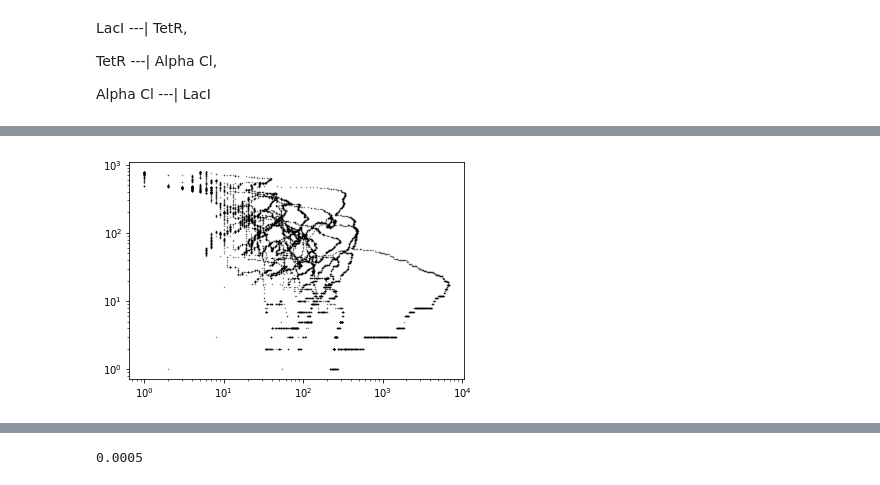
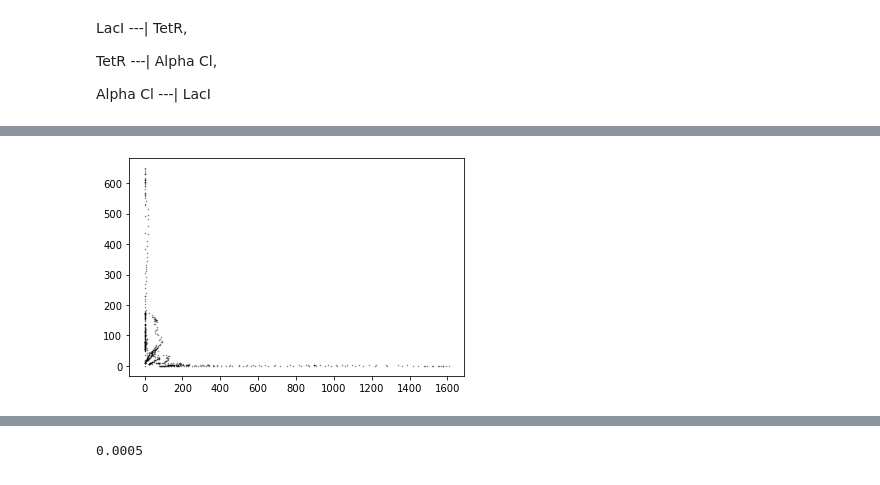
Before and after one commit to SergioPachonDotor/GillespieSim, a Jupyter notebook: repressilator_data_show.ipynb, the cells around one changed output, grey strips where cells are left out. Drawn from its saved outputs; the diff is of its cells as text; code cells hidden in the pictures.

```diff
--- a/repressilator_data_show.ipynb
+++ b/repressilator_data_show.ipynb
@@ -210,14 +210,14 @@ plt.grid(True)
 # %%
 cells = df.cell.unique()
 lw = 0.8
 alpha_fig = 0.5
 
 for cell in cells:
     plt.plot(df.tetR[df.cell==cell], df.GFP[df.cell==cell], 'o', color='black', ms=0.5, lw=lw, alpha=alpha_fig)
-plt.yscale('log')
-plt.xscale('log')
+# plt.yscale('log')
+# plt.xscale('log')
 # %% [output]
-[figure, old version]
+[figure, new version]
 # %%
 cells = df.cell.unique()
 lw = 0.5
```
Also changed, not shown: parts of 8 cells of this notebook, 2 other files.
